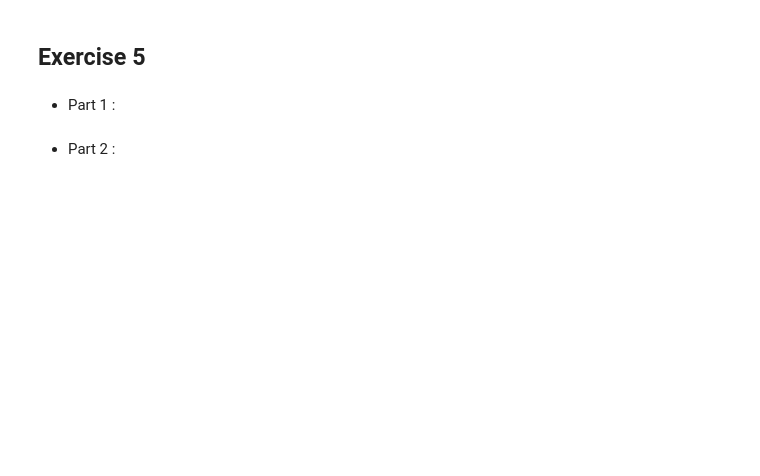
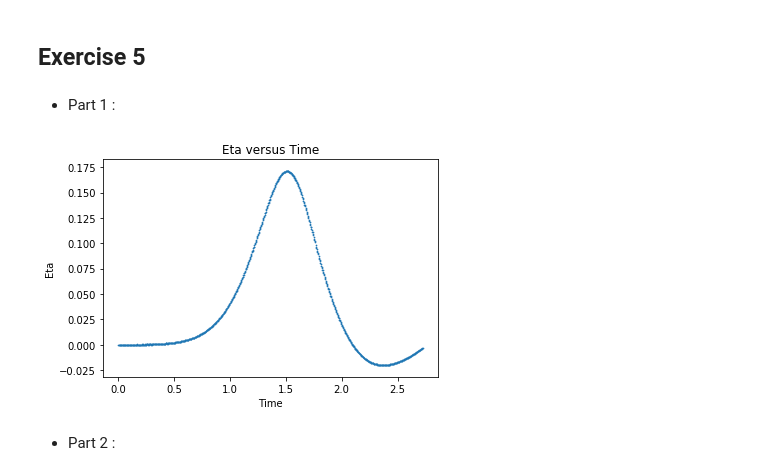
Before and after one commit to carlosburkhalter/DataSeries, a Jupyter notebook: DA_2019_PS1_Burkhalter_Porret/Main.ipynb, the cells around one changed output. Saved outputs shown, nothing was run; the diff lists cells and outputs as text; code cells hidden in the pictures; blank space fills up the shorter version.

```diff
--- a/DA_2019_PS1_Burkhalter_Porret/Main.ipynb
+++ b/DA_2019_PS1_Burkhalter_Porret/Main.ipynb
@@ -169,29 +217,31 @@ print(a)
 # %%
 
 %reset -f
 
 
 import numpy as np
 import matplotlib.pyplot as plt
 
-filename = "gauge-Copy1.dat"
+filename = "gauge.dat"
 eta = np.genfromtxt(filename, delimiter =",", dtype = float)
 
 
 h = 1/300
 t = []
 hi = 0
 for i in range(0,len(eta)):
     hi += h
     t.append(hi)
 
 plt.scatter(t, eta, s = 0.5)
 plt.autoscale(enable=True, axis='both')
 plt.title("Eta versus Time")
 plt.xlabel("Time")
 plt.ylabel("Eta")
 plt.tick_params(axis='y',which='Major', labelsize=1)
 plt.show()
+# %% [output]
+[figure, added]
 # %% [markdown]
 - Part 2 :
 # %%
```
Also changed, not shown: parts of 26 cells of this notebook, 1 other file.
